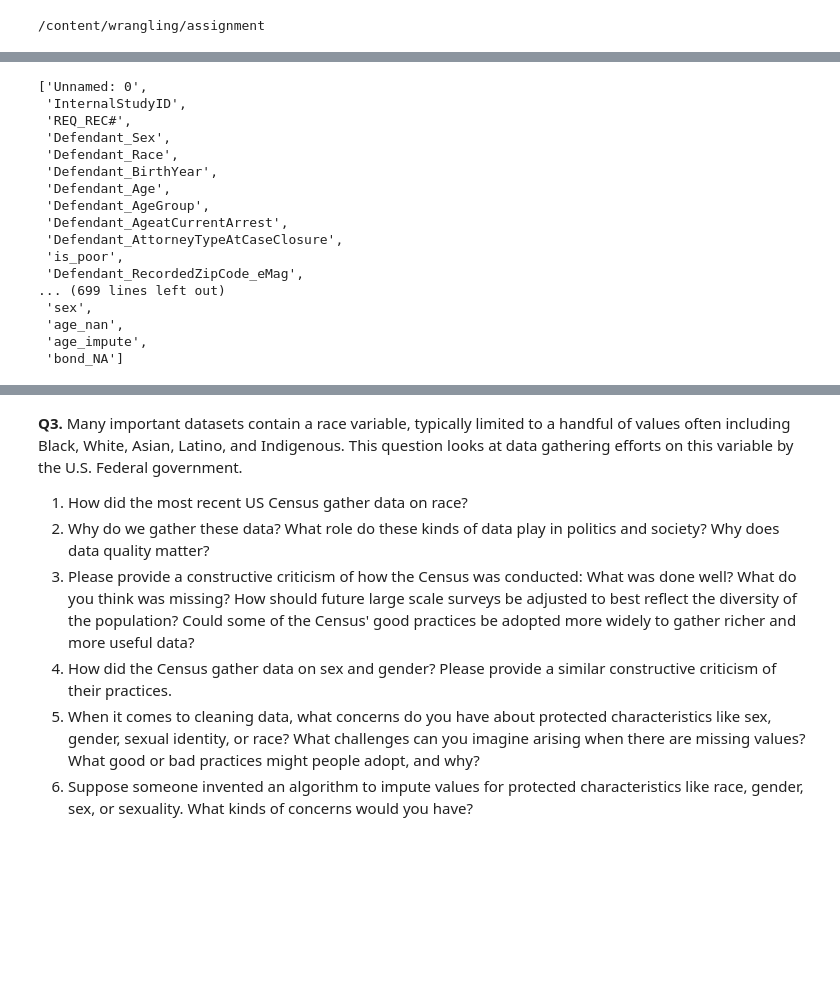
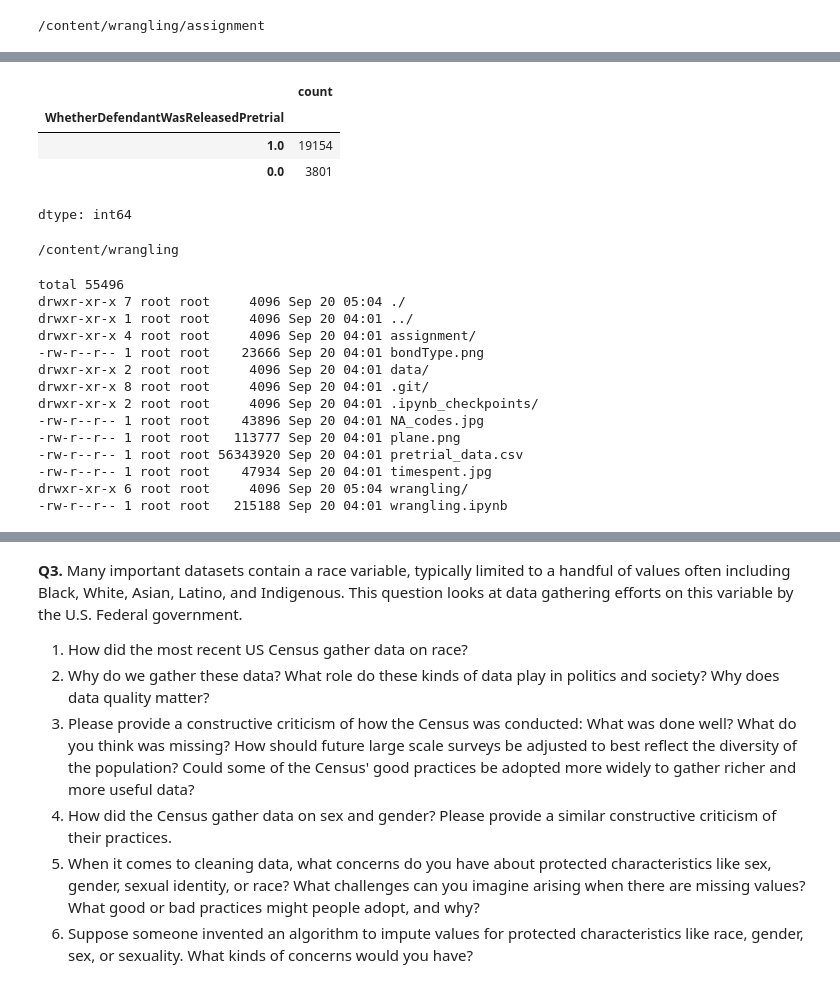
Before and after one commit to cann-emma/fork-wrangling, a Jupyter notebook: assignment/assignment.ipynb, the cells around one changed output, grey strips where cells are left out. Drawn from its saved outputs; the diff is of its cells as text; code cells hidden in the pictures; blank space fills up the shorter version.

```diff
--- a/assignment/assignment.ipynb
+++ b/assignment/assignment.ipynb
@@ -143,23 +152,37 @@ drwxr-xr-x 2 root root     4096 Sep 16 01:10 .ipynb_checkpoints/
 # %%
-df= pd.read_csv('pretrial_data.csv', low_memory= False)
+df= pd.read_parquet('justice_data.parquet')
 # %%
 df.columns.tolist()
-#df.loc[:, 'WhetherDefendantWasReleasedPretrial']
+df.loc[:, 'WhetherDefendantWasReleasedPretrial']
+df['WhetherDefendantWasReleasedPretrial'].unique()
+df['WhetherDefendantWasReleasedPretrial'].value_counts()
+df['WhetherDefendantWasReleasedPretrial']= df['WhetherDefendantWasReleasedPretrial'].replace(9,np.nan)
+df['WhetherDefendantWasReleasedPretrial'].unique()
+df['WhetherDefendantWasReleasedPretrial'].value_counts()
 # %% [output]
+|  | count |
+| WhetherDefendantWasReleasedPretrial |  |
+| 1.0 | 19154 |
+| 0.0 | 3801 |
-['Unnamed: 0',
- 'InternalStudyID',
- 'REQ_REC#',
- 'Defendant_Sex',
- 'Defendant_Race',
- 'Defendant_BirthYear',
- 'Defendant_Age',
- 'Defendant_AgeGroup',
- 'Defendant_AgeatCurrentArrest',
- 'Defendant_AttorneyTypeAtCaseClosure',
- 'is_poor',
- 'Defendant_RecordedZipCode_eMag',
-... (699 lines left out)
- 'sex',
- 'age_nan',
- 'age_impute',
- 'bond_NA']
+dtype: int64
+# %%
+cd ../
+# %% [output]
+/content/wrangling
+# %%
+ls -al
+# %% [output]
+total 55496
+drwxr-xr-x 7 root root     4096 Sep 20 05:04 ./
+drwxr-xr-x 1 root root     4096 Sep 20 04:01 ../
+drwxr-xr-x 4 root root     4096 Sep 20 04:01 assignment/
+-rw-r--r-- 1 root root    23666 Sep 20 04:01 bondType.png
+drwxr-xr-x 2 root root     4096 Sep 20 04:01 data/
+drwxr-xr-x 8 root root     4096 Sep 20 04:01 .git/
+drwxr-xr-x 2 root root     4096 Sep 20 04:01 .ipynb_checkpoints/
+-rw-r--r-- 1 root root    43896 Sep 20 04:01 NA_codes.jpg
+-rw-r--r-- 1 root root   113777 Sep 20 04:01 plane.png
+-rw-r--r-- 1 root root 56343920 Sep 20 04:01 pretrial_data.csv
+-rw-r--r-- 1 root root    47934 Sep 20 04:01 timespent.jpg
+drwxr-xr-x 6 root root     4096 Sep 20 05:04 wrangling/
+-rw-r--r-- 1 root root   215188 Sep 20 04:01 wrangling.ipynb
```
Also changed, not shown: parts of 16 cells of this notebook.
